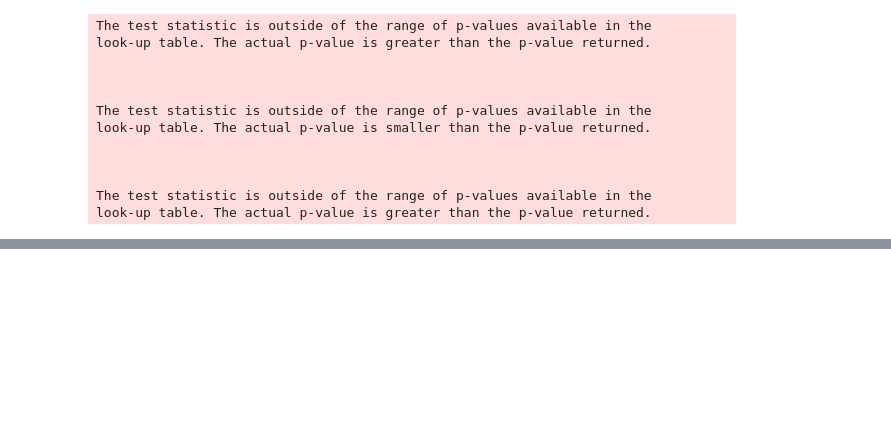
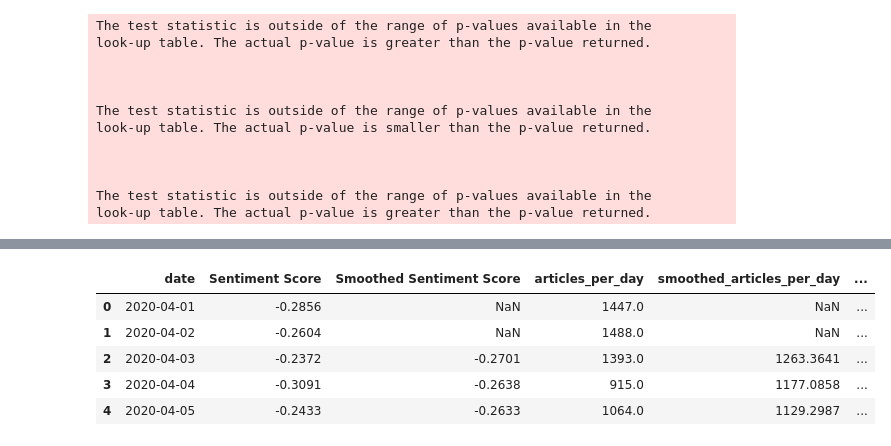
Before and after one commit to GabeNicholson/covid-news, a Jupyter notebook: covid_dash.ipynb, the cells around one changed output, grey strips where cells are left out. Saved outputs shown, nothing was run; the diff lists cells and outputs as text; code cells hidden in the pictures; blank space fills up the shorter version.

```diff
--- a/covid_dash.ipynb
+++ b/covid_dash.ipynb
@@ -182,0 +206,9 @@ df.diff().corr('spearman').round(2)
+# %%
+df.head()
+# %% [output]
+|  | date | Sentiment Score | Smoothed Sentiment Score | articles_per_day | smoothed_articles_per_day | ... |
+| 0 | 2020-04-01 | -0.2856 | NaN | 1447.0 | NaN | ... |
+| 1 | 2020-04-02 | -0.2604 | NaN | 1488.0 | NaN | ... |
+| 2 | 2020-04-03 | -0.2372 | -0.2701 | 1393.0 | 1263.3641 | ... |
+| 3 | 2020-04-04 | -0.3091 | -0.2638 | 915.0 | 1177.0858 | ... |
+| 4 | 2020-04-05 | -0.2433 | -0.2633 | 1064.0 | 1129.2987 | ... |
```
Also changed, not shown: parts of 4 cells of this notebook, 2 other files.
